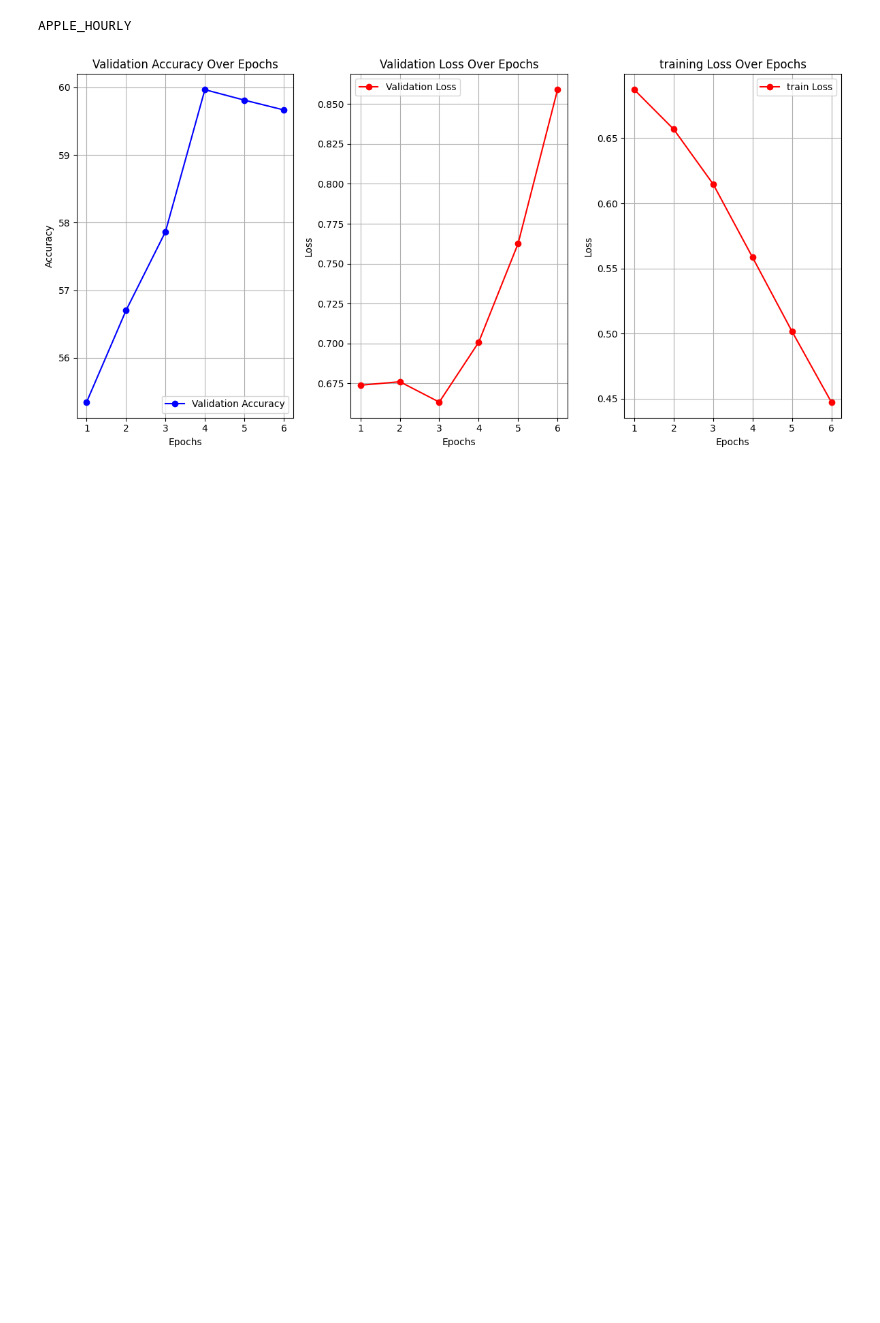
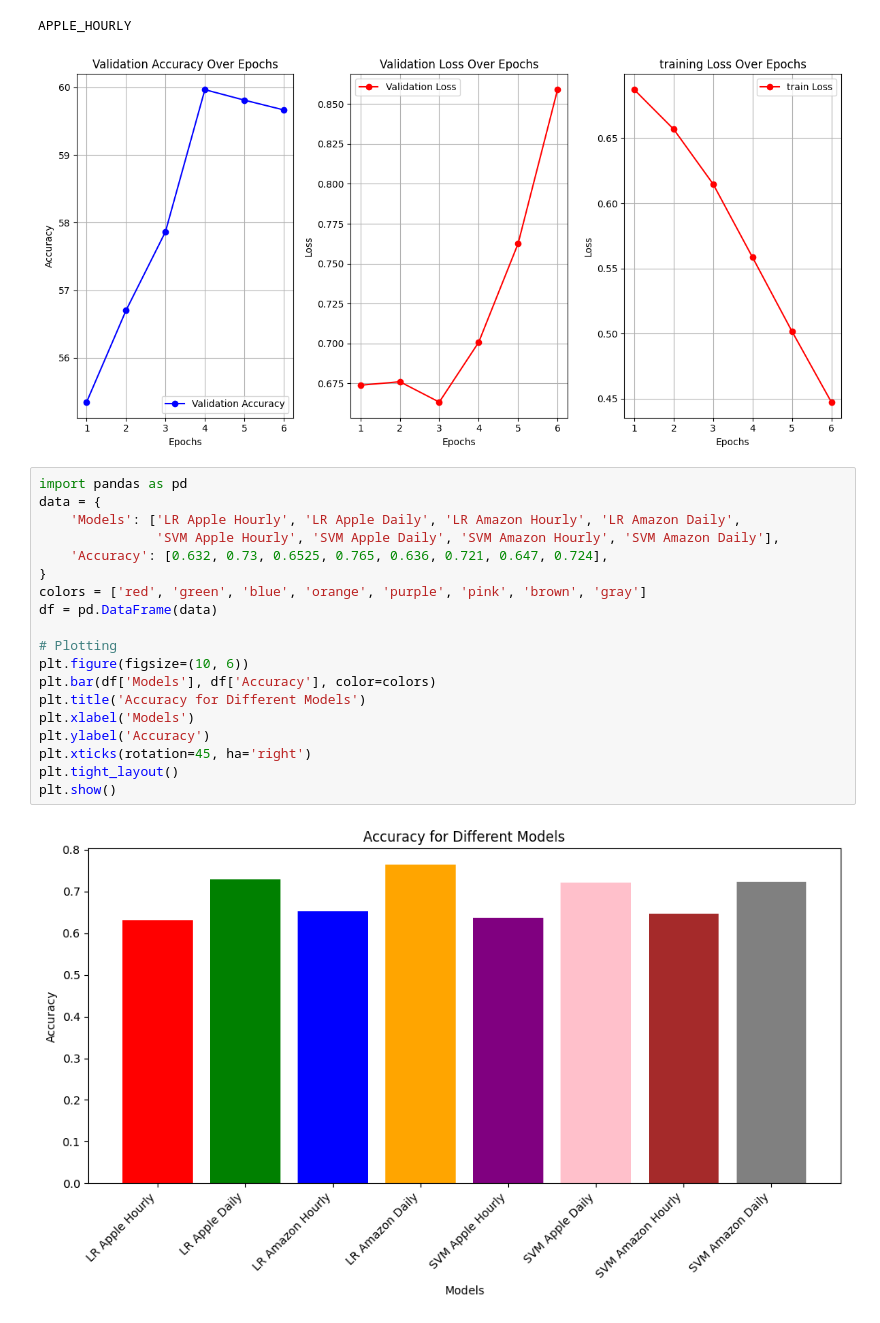
Before and after one commit to KartikJawanjal/SWM-Group-18-Fall-2023-, a Jupyter notebook: CODE/Accuracy_TrainingLoss_ValidationLossVsepochsPlots.ipynb, the cells around one changed output. Drawn from its saved outputs; the diff is of its cells as text; blank space fills up the shorter version.

Commit message:
Added more plots

```diff
--- a/CODE/Accuracy_TrainingLoss_ValidationLossVsepochsPlots.ipynb
+++ b/CODE/Accuracy_TrainingLoss_ValidationLossVsepochsPlots.ipynb
@@ -249,3 +226,24 @@ plt.show()
 # %% [output]
 APPLE_HOURLY
 [figure]
+# %%
+import pandas as pd
+data = {
+    'Models': ['LR Apple Hourly', 'LR Apple Daily', 'LR Amazon Hourly', 'LR Amazon Daily',
+               'SVM Apple Hourly', 'SVM Apple Daily', 'SVM Amazon Hourly', 'SVM Amazon Daily'],
+    'Accuracy': [0.632, 0.73, 0.6525, 0.765, 0.636, 0.721, 0.647, 0.724],
+}
+colors = ['red', 'green', 'blue', 'orange', 'purple', 'pink', 'brown', 'gray']
+df = pd.DataFrame(data)
+
+# Plotting
+plt.figure(figsize=(10, 6))
+plt.bar(df['Models'], df['Accuracy'], color=colors)
+plt.title('Accuracy for Different Models')
+plt.xlabel('Models')
+plt.ylabel('Accuracy')
+plt.xticks(rotation=45, ha='right')
+plt.tight_layout()
+plt.show()
+# %% [output]
+[figure, added]
```
Also changed, not shown: parts of 8 cells of this notebook.
